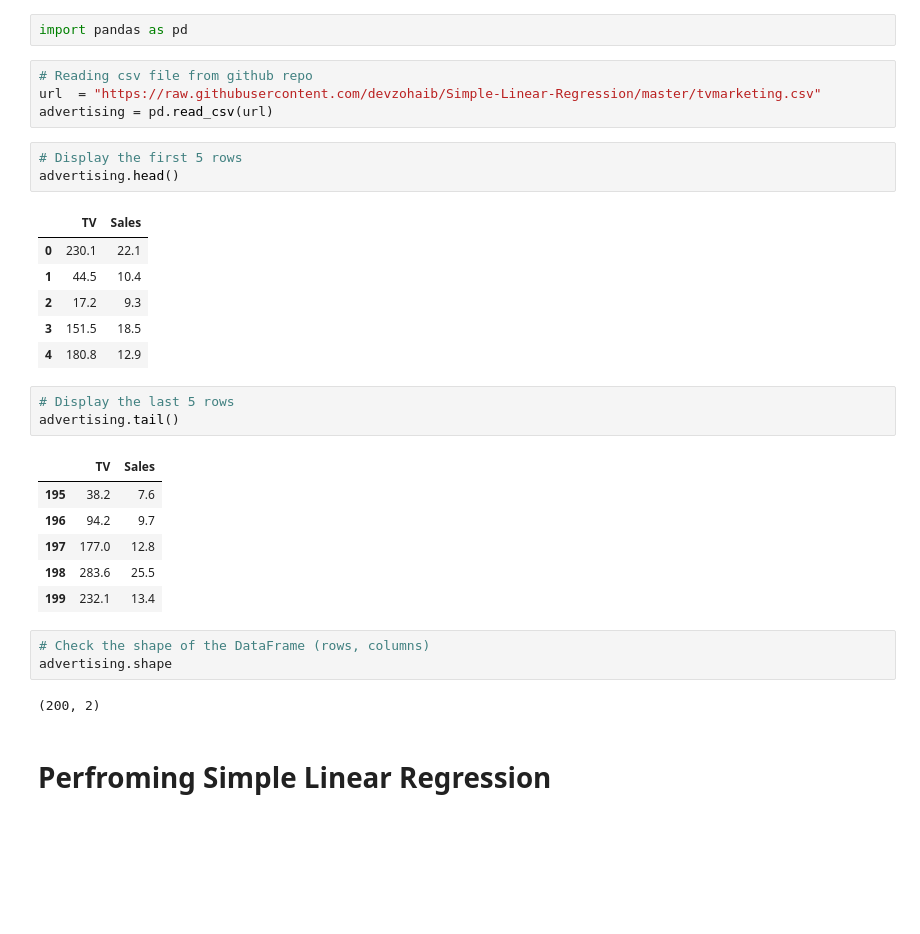
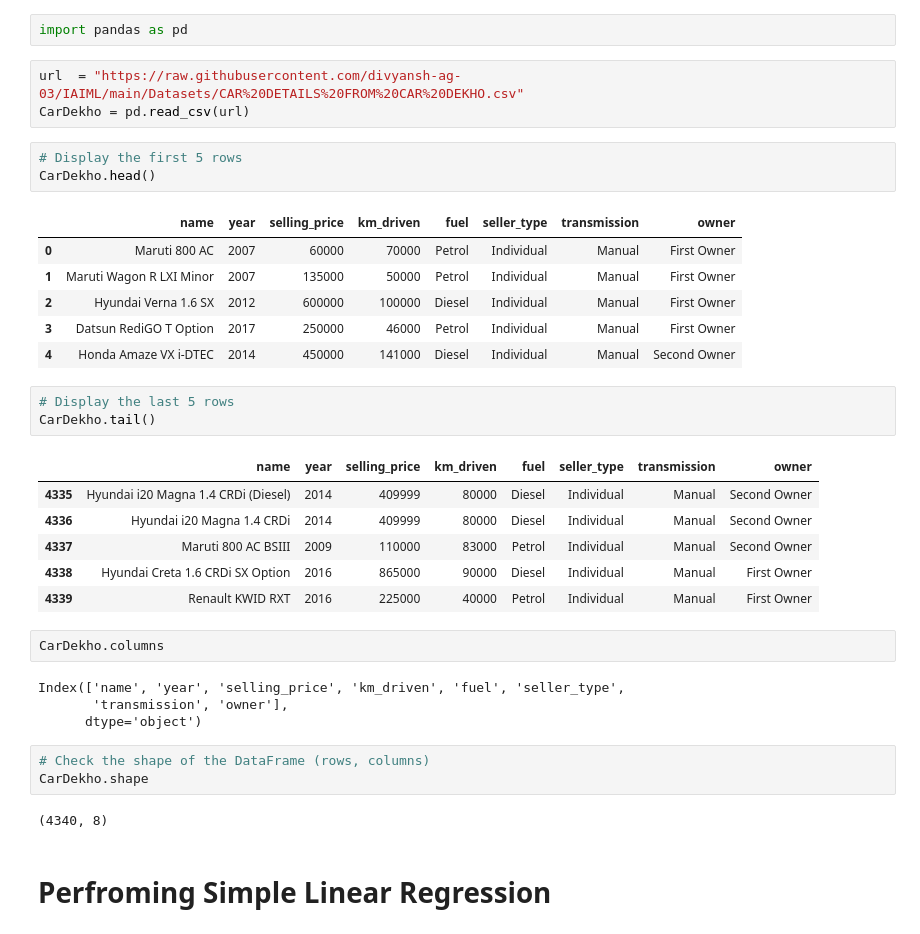
Before and after one commit to divyansh-ag-03/IAIML, a Jupyter notebook: IAIML_Experiment_6.ipynb, the cells around one changed output. Drawn from its saved outputs; the diff is of its cells as text; blank space fills up the shorter version.

```diff
--- a/IAIML_Experiment_6.ipynb
+++ b/IAIML_Experiment_6.ipynb
@@ -2,35 +2,40 @@
 <a href="https://colab.research.google.com/github/divyansh-ag-03/IAIML/blob/main/IAIML_Experiment_6.ipynb" target="_parent"><img src="https://colab.research.google.com/assets/colab-badge.svg" alt="Open In Colab"/></a>
 # %%
 import pandas as pd
-# %%
-# Reading csv file from github repo
-url  = "https://raw.githubusercontent.com/devzohaib/Simple-Linear-Regression/master/tvmarketing.csv"
-advertising = pd.read_csv(url)
+# %%
+url  = "https://raw.githubusercontent.com/divyansh-ag-03/IAIML/main/Datasets/CAR%20DETAILS%20FROM%20CAR%20DEKHO.csv"
+CarDekho = pd.read_csv(url)
 # %%
 # Display the first 5 rows
-advertising.head()
+CarDekho.head()
 # %% [output]
-|  | TV | Sales |
-| 0 | 230.1 | 22.1 |
-| 1 | 44.5 | 10.4 |
-| 2 | 17.2 | 9.3 |
-| 3 | 151.5 | 18.5 |
-| 4 | 180.8 | 12.9 |
+|  | name | year | selling_price | km_driven | fuel | seller_type | transmission | owner |
+| 0 | Maruti 800 AC | 2007 | 60000 | 70000 | Petrol | Individual | Manual | First Owner |
+| 1 | Maruti Wagon R LXI Minor | 2007 | 135000 | 50000 | Petrol | Individual | Manual | First Owner |
+| 2 | Hyundai Verna 1.6 SX | 2012 | 600000 | 100000 | Diesel | Individual | Manual | First Owner |
+| 3 | Datsun RediGO T Option | 2017 | 250000 | 46000 | Petrol | Individual | Manual | First Owner |
+| 4 | Honda Amaze VX i-DTEC | 2014 | 450000 | 141000 | Diesel | Individual | Manual | Second Owner |
 # %%
 # Display the last 5 rows
-advertising.tail()
+CarDekho.tail()
 # %% [output]
-|  | TV | Sales |
-| 195 | 38.2 | 7.6 |
-| 196 | 94.2 | 9.7 |
-| 197 | 177.0 | 12.8 |
-| 198 | 283.6 | 25.5 |
-| 199 | 232.1 | 13.4 |
+|  | name | year | selling_price | km_driven | fuel | seller_type | transmission | owner |
+| 4335 | Hyundai i20 Magna 1.4 CRDi (Diesel) | 2014 | 409999 | 80000 | Diesel | Individual | Manual | Second Owner |
+| 4336 | Hyundai i20 Magna 1.4 CRDi | 2014 | 409999 | 80000 | Diesel | Individual | Manual | Second Owner |
+| 4337 | Maruti 800 AC BSIII | 2009 | 110000 | 83000 | Petrol | Individual | Manual | Second Owner |
+| 4338 | Hyundai Creta 1.6 CRDi SX Option | 2016 | 865000 | 90000 | Diesel | Individual | Manual | First Owner |
+| 4339 | Renault KWID RXT | 2016 | 225000 | 40000 | Petrol | Individual | Manual | First Owner |
+# %%
+CarDekho.columns
+# %% [output]
+Index(['name', 'year', 'selling_price', 'km_driven', 'fuel', 'seller_type',
+       'transmission', 'owner'],
+      dtype='object')
 # %%
 # Check the shape of the DataFrame (rows, columns)
-advertising.shape
+CarDekho.shape
 # %% [output]
-(200, 2)
+(4340, 8)
 # %% [markdown]
 # Perfroming Simple Linear Regression
 # %% [markdown]
```
Also changed, not shown: parts of 7 cells of this notebook.
